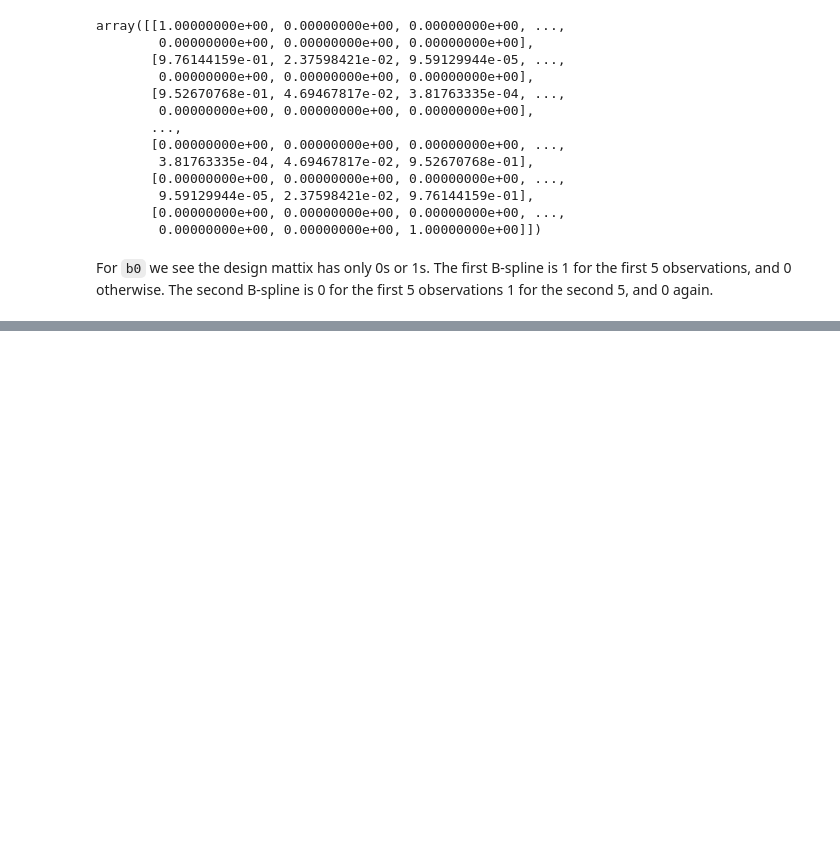
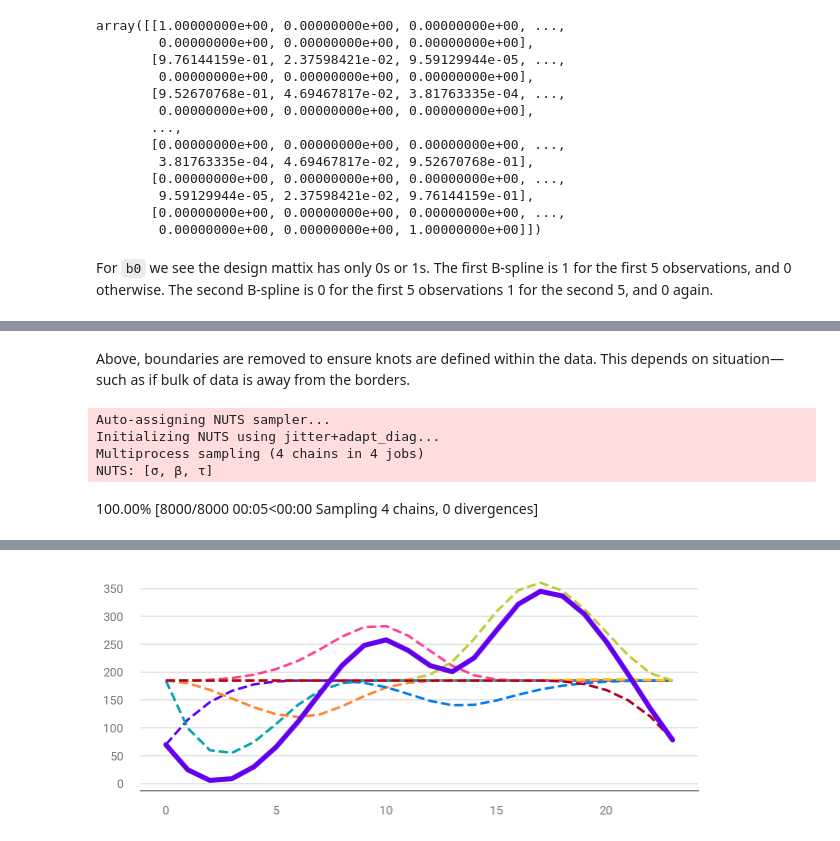
Before and after one commit to paw-lu/bayesian-modeling-computation-python, a Jupyter notebook: notebooks/5_splines.ipynb, the cells around one changed output, grey strips where cells are left out. Cells and saved outputs as stored; diff of their text form; code cells hidden in the pictures; blank space fills up the shorter version.

```diff
--- a/notebooks/5_splines.ipynb
+++ b/notebooks/5_splines.ipynb
@@ -219,0 +251,37 @@ and 0 again.
+# %% [markdown]
+Above,
+boundaries are removed to ensure knots are defined within the data.
+This depends on situation—such
+as if bulk of data is away from the borders.
+# %%
+b = patsy.dmatrix(
+    "bs(cnt, knots=knots, degree=3, include_intercept=True) - 1",
+    {"cnt": data["hour"].to_numpy(), "knots": knot_list[1:-1]},
+)
+
+with pm.Model() as splines:
+    τ = pm.HalfCauchy("τ", 1)
+    β = pm.Normal("β", mu=0, sd=τ, shape=b.shape[1])
+    μ = pm.Deterministic("μ", var=pm.math.dot(np.asarray(b), β))
+    σ = pm.HalfNormal("σ", sigma=1)
+    c = pm.Normal("c", mu=μ, sd=σ, observed=data["count_normalized"].values)
+
+    idata_s = pm.sample(1_000, return_inferencedata=True)
+
+_, ax = plt.subplots(figsize=(10, 4))
+posterior = idata_s["posterior"].stack(samples=["chain", "draw"])
+x = data["hour"]
+data_cnt_os = data["count"].std()
+data_cnt_om = data["count"].mean()
+ax.plot(
+    x,
+    b * posterior["β"].mean("samples").to_numpy() * data_cnt_os + data_cnt_om,
+    ls="--",
+)
+ax.plot(x, posterior["μ"].mean("samples") * data_cnt_os + data_cnt_om, lw=5);
+# %% [output]
+Auto-assigning NUTS sampler...
+Initializing NUTS using jitter+adapt_diag...
+Multiprocess sampling (4 chains in 4 jobs)
+NUTS: [σ, β, τ]
+100.00% [8000/8000 00:05<00:00 Sampling 4 chains, 0 divergences]
@@ -219,0 +289 @@ and 0 again.
+[figure, added]
```
Also changed, not shown: parts of 8 cells of this notebook, 1 other file.
